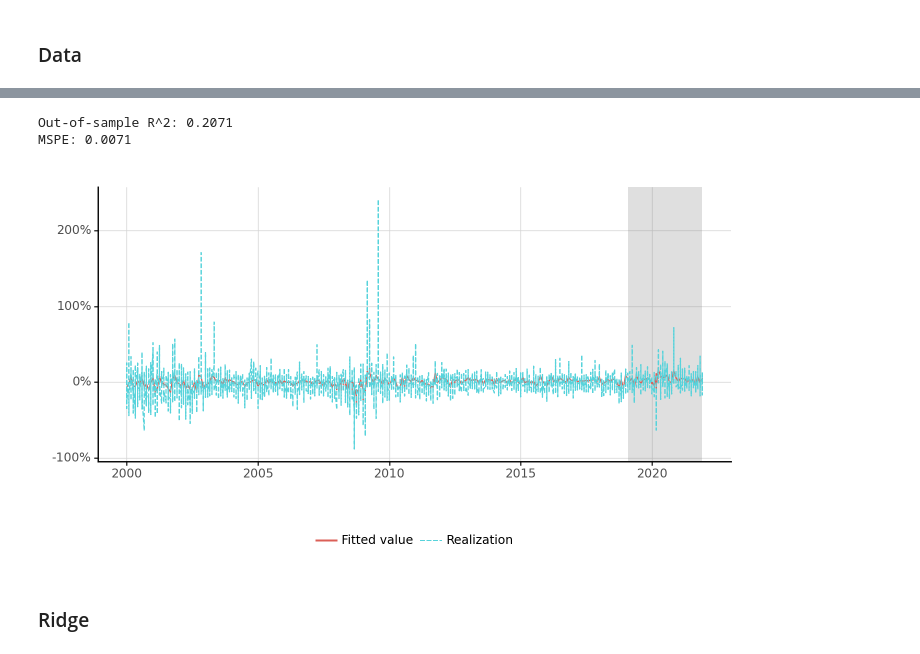
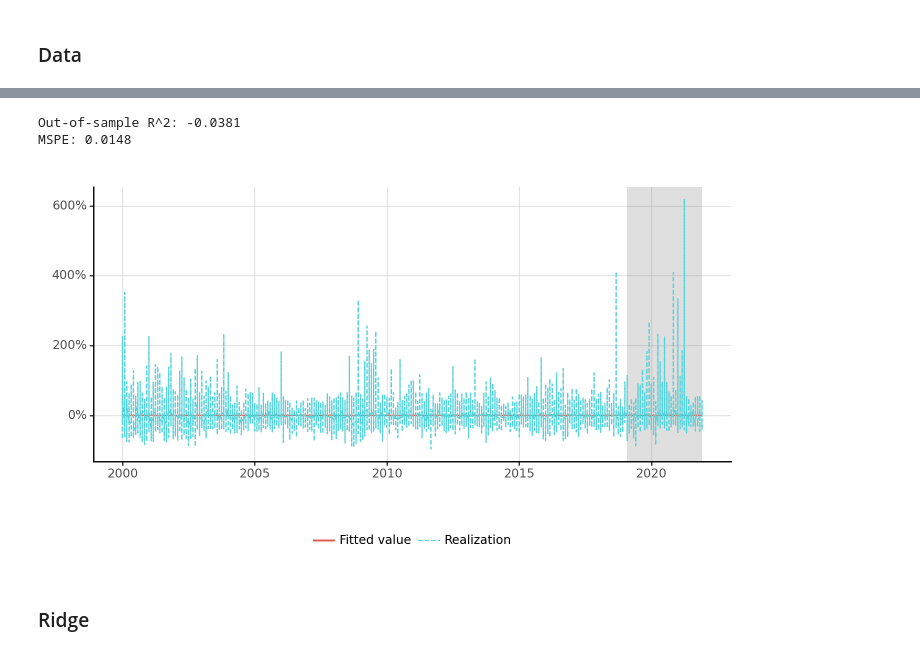
Before and after one commit to gabrielbaker97/Thesis-Gabriel-Baker, a Jupyter notebook: Linear.ipynb, the cells around one changed output, grey strips where cells are left out. Saved outputs shown, nothing was run; the diff lists cells and outputs as text; code cells hidden in the pictures.

```diff
--- a/Linear.ipynb
+++ b/Linear.ipynb
@@ -210,21 +218,21 @@ lasso_alpha_50 = 0.0012045035402587824
 # %%
 # Set up Lasso Net Model
 lm_model = ElasticNet(
-    alpha=lasso_alpha_50, # Strength of regularization (lambda penalty)
+    alpha=optimal_alpha_panel, # Strength of regularization (lambda penalty)
     l1_ratio=1, # Weight on Lasso vs Ridge (l1_ratio = 1, means 100 pct. Lasso)
     max_iter=5000, # Maximum number of iteration for optimization
     fit_intercept=False
 )
 
 lm_pipeline = Pipeline([
     ("preprocessor", preprocessor),
     ("regressor", lm_model)
 ])
 print(pl.prediction_plot_panel(data, lm_pipeline))
 # %% [output]
-Out-of-sample R^2: 0.2071
-MSPE: 0.0071
+Out-of-sample R^2: -0.0381
+MSPE: 0.0148
-[figure, old version]
+[figure, new version]
 # %% [markdown]
 ### Ridge
 # %%
```
Also changed, not shown: parts of 16 cells of this notebook, 4 other files.
